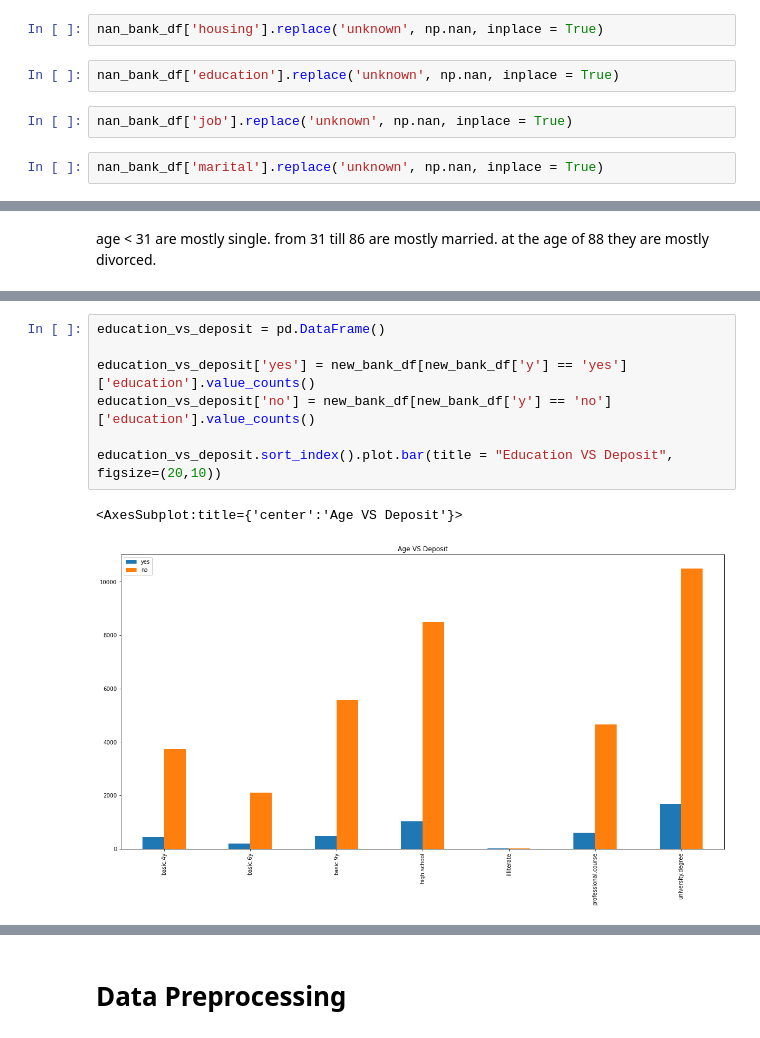
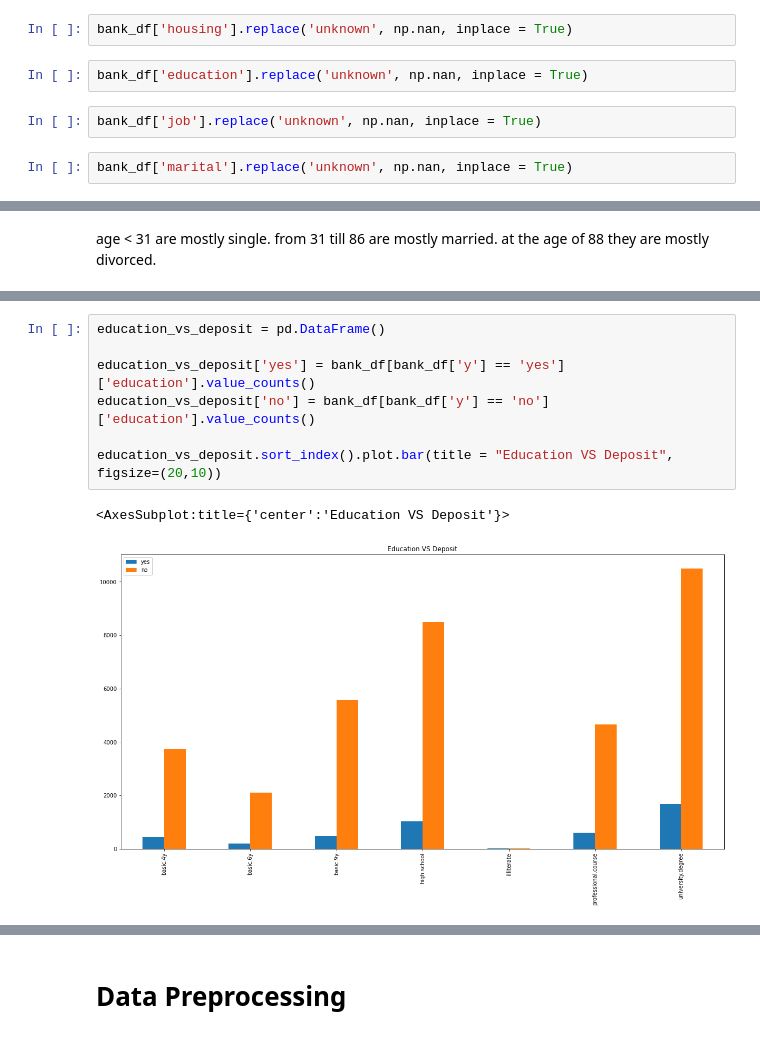
Before and after one commit to TarekMohamed1999/bank_marketing, a Jupyter notebook: Data Cleaning/Bank Marketing Campaign - Reema Al-Otaibi.ipynb, the cells around one changed output, grey strips where cells are left out. Drawn from its saved outputs; the diff is of its cells as text.

```diff
--- a/Data Cleaning/Bank Marketing Campaign - Reema Al-Otaibi.ipynb
+++ b/Data Cleaning/Bank Marketing Campaign - Reema Al-Otaibi.ipynb
@@ -228,9 +306,9 @@ nan_bank_df['loan'].replace('unknown', np.nan, inplace = True)
 # %%
-nan_bank_df['housing'].replace('unknown', np.nan, inplace = True)
+bank_df['housing'].replace('unknown', np.nan, inplace = True)
 # %%
-nan_bank_df['education'].replace('unknown', np.nan, inplace = True)
+bank_df['education'].replace('unknown', np.nan, inplace = True)
 # %%
-nan_bank_df['job'].replace('unknown', np.nan, inplace = True)
+bank_df['job'].replace('unknown', np.nan, inplace = True)
 # %%
-nan_bank_df['marital'].replace('unknown', np.nan, inplace = True)
+bank_df['marital'].replace('unknown', np.nan, inplace = True)
 # %%
@@ -411,13 +487,13 @@ job_vs_deposit.sort_index().plot.bar(title = "Job VS Deposit", figsize=(20,10))
 # %%
 education_vs_deposit = pd.DataFrame()
 
-education_vs_deposit['yes'] = new_bank_df[new_bank_df['y'] == 'yes']['education'].value_counts()
-education_vs_deposit['no'] = new_bank_df[new_bank_df['y'] == 'no']['education'].value_counts()
+education_vs_deposit['yes'] = bank_df[bank_df['y'] == 'yes']['education'].value_counts()
+education_vs_deposit['no'] = bank_df[bank_df['y'] == 'no']['education'].value_counts()
 
 education_vs_deposit.sort_index().plot.bar(title = "Education VS Deposit", figsize=(20,10))
 # %% [output]
-<AxesSubplot:title={'center':'Age VS Deposit'}>
+<AxesSubplot:title={'center':'Education VS Deposit'}>
-[figure, old version]
+[figure, new version]
 # %%
 housing_vs_deposit = pd.DataFrame()
 
```
Also changed, not shown: parts of 84 cells of this notebook.
